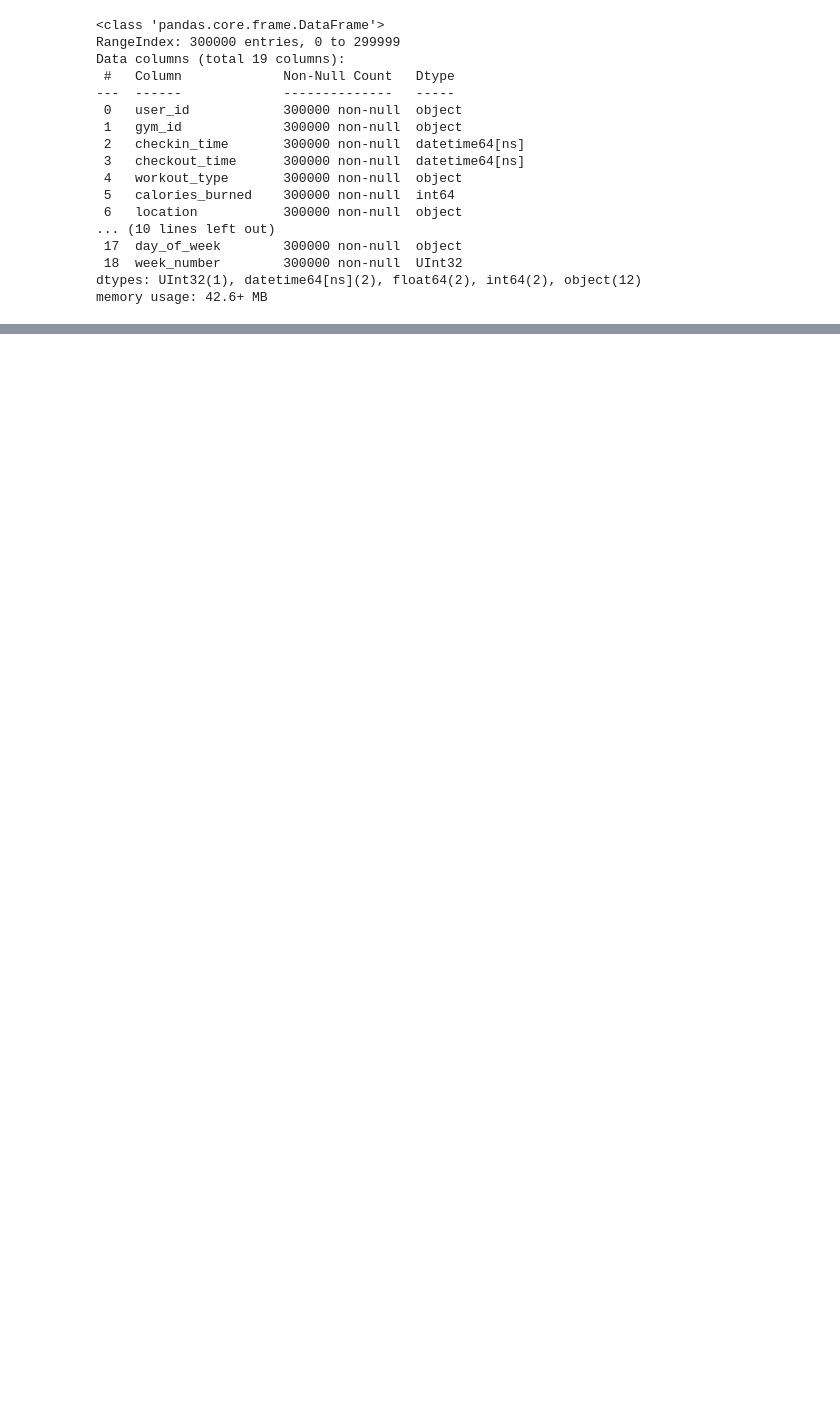
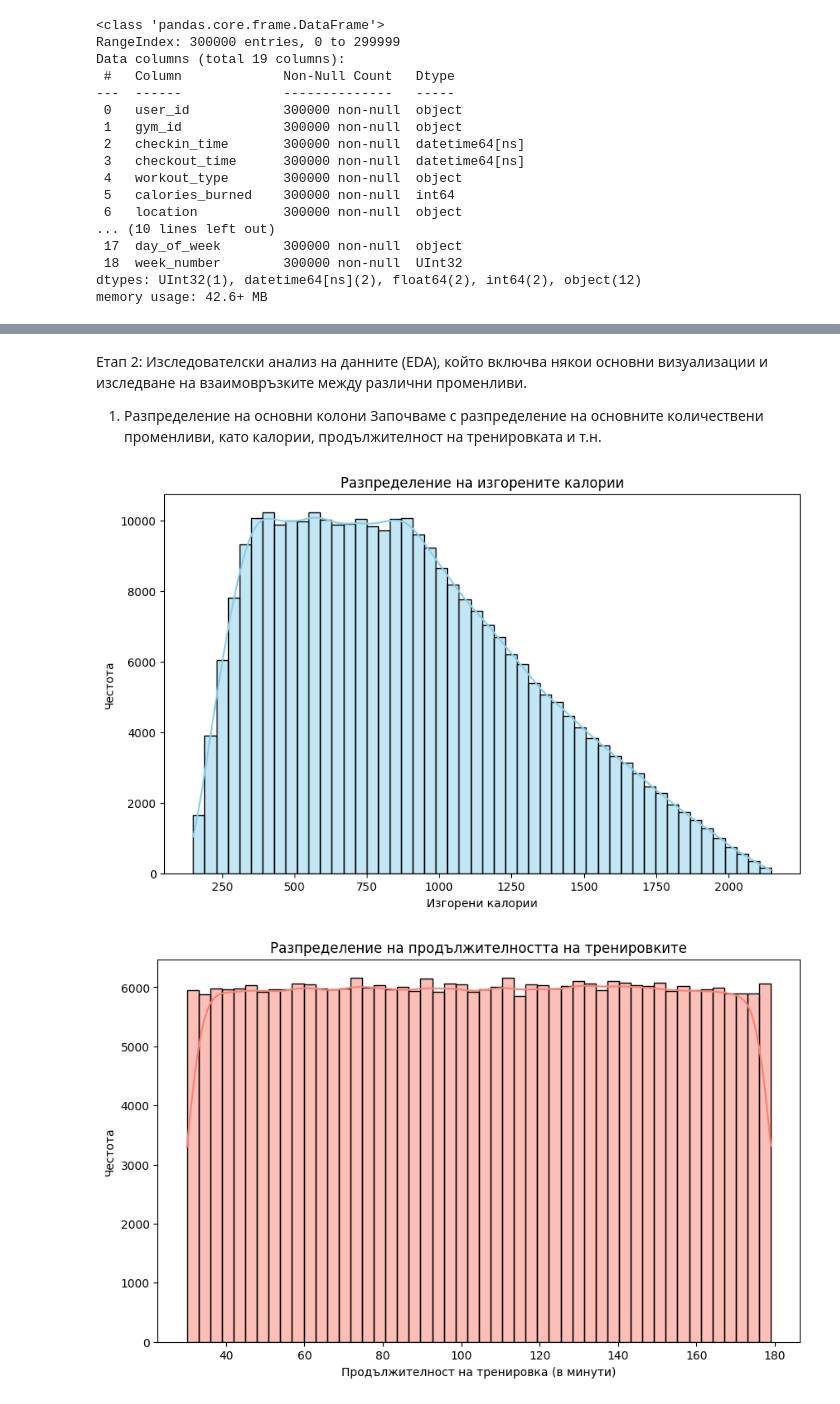
Before and after one commit to ip681/gym-check-ins-analytics-notebook, a Jupyter notebook: Test.ipynb, the cells around one changed output, grey strips where cells are left out. Saved outputs shown, nothing was run; the diff lists cells and outputs as text; code cells hidden in the pictures; blank space fills up the shorter version.

```diff
--- a/Test.ipynb
+++ b/Test.ipynb
@@ -177,0 +265,9 @@ full_data.head()
+# %%
+# Преобразуване на датите във формат datetime
+research_data['checkin_time'] = pd.to_datetime(research_data['checkin_time'])
+
+# Изчисляване на времето в минути от началото на деня
+research_data['checkin_minutes'] = research_data['checkin_time'].dt.hour * 60 + research_data['checkin_time'].dt.minute
+
+# Запазване на деня от седмицата като число (0=Monday, 6=Sunday)
+research_data['day_of_week'] = research_data['checkin_time'].dt.weekday
@@ -177,0 +283,7 @@ full_data.head()
+# %%
+# Добавяне на колоната с калории на минута
+research_data['calories_per_minute'] = research_data['calories_burned'] / research_data['duration_minutes']
+
+# Проверка дали има стойности inf или NaN (ако има division by zero)
+# research_data = research_data.replace([float('inf'), float('-inf')], None)
+# research_data = research_data.dropna(subset=['calories_per_minute'])
@@ -177,0 +310,29 @@ full_data.head()
+# %% [markdown]
+Етап 2: Изследователски анализ на данните (EDA), който включва някои основни визуализации и изследване на взаимовръзките между различни променливи.
+
+1. Разпределение на основни колони
+Започваме с разпределение на основните количествени променливи, като калории, продължителност на тренировката и т.н.
+# %%
+import seaborn as sns
+
+# Настройка на визуализациите ---- би трябвало да работи, ама да видя какъв му епроблема
+# plt.style.use('seaborn-darkgrid')
+
+# Хистограма на изгорените калории
+plt.figure(figsize=(10, 6))
+sns.histplot(research_data['calories_burned'], bins=50, kde=True, color='skyblue')
+plt.title('Разпределение на изгорените калории')
+plt.xlabel('Изгорени калории')
+plt.ylabel('Честота')
+plt.show()
+
+# Хистограма на продължителността на тренировките
+plt.figure(figsize=(10, 6))
+sns.histplot(research_data['duration_minutes'], bins=50, kde=True, color='salmon')
+plt.title('Разпределение на продължителността на тренировките')
+plt.xlabel('Продължителност на тренировка (в минути)')
+plt.ylabel('Честота')
+plt.show()
+# %% [output]
+[figure, added]
+[figure, added]
```
Also changed, not shown: parts of 34 cells of this notebook.
